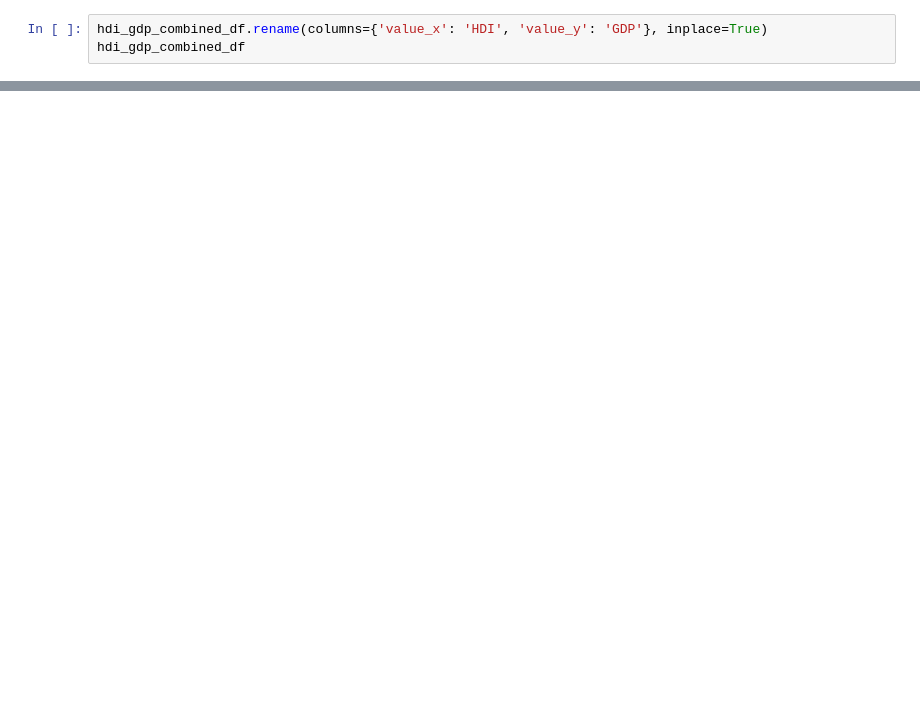
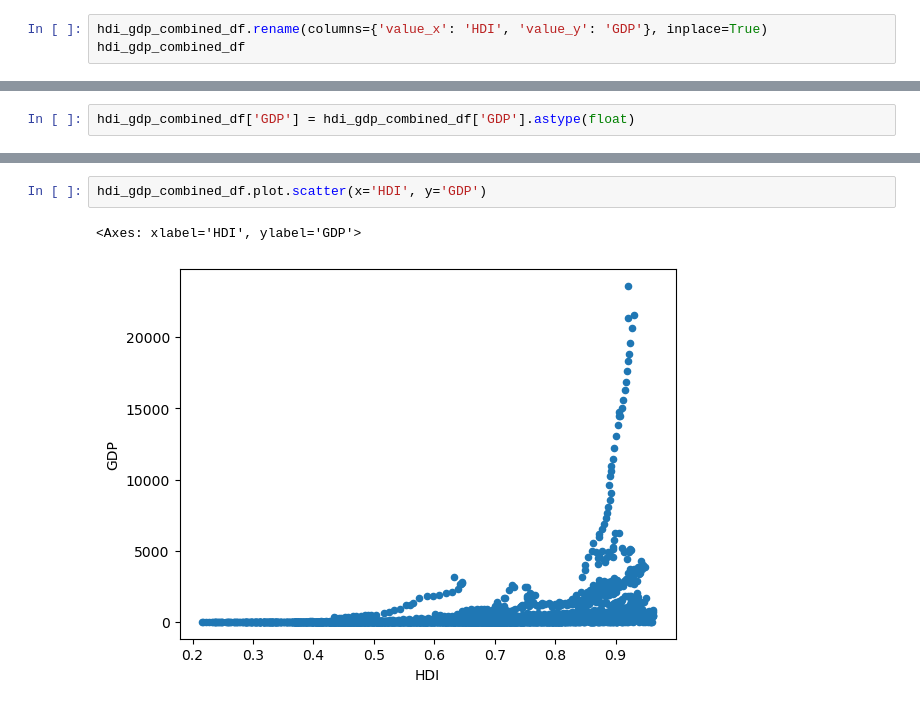
Before and after one commit to mcalabrese98/bootcamp-project1, a Jupyter notebook: stefan.h/project.ipynb, the cells around one changed output, grey strips where cells are left out. Saved outputs shown, nothing was run; the diff lists cells and outputs as text; blank space fills up the shorter version.

```diff
--- a/stefan.h/project.ipynb
+++ b/stefan.h/project.ipynb
@@ -78,0 +96,2 @@ hdi_gdp_combined_df
+# %%
+hdi_gdp_combined_df['GDP'] = hdi_gdp_combined_df['GDP'].astype(float)
@@ -78,0 +108,5 @@ hdi_gdp_combined_df
+# %%
+hdi_gdp_combined_df.plot.scatter(x='HDI', y='GDP')
+# %% [output]
+<Axes: xlabel='HDI', ylabel='GDP'>
+[figure, added]
```
Also changed, not shown: parts of 14 cells of this notebook, 3 other files.
